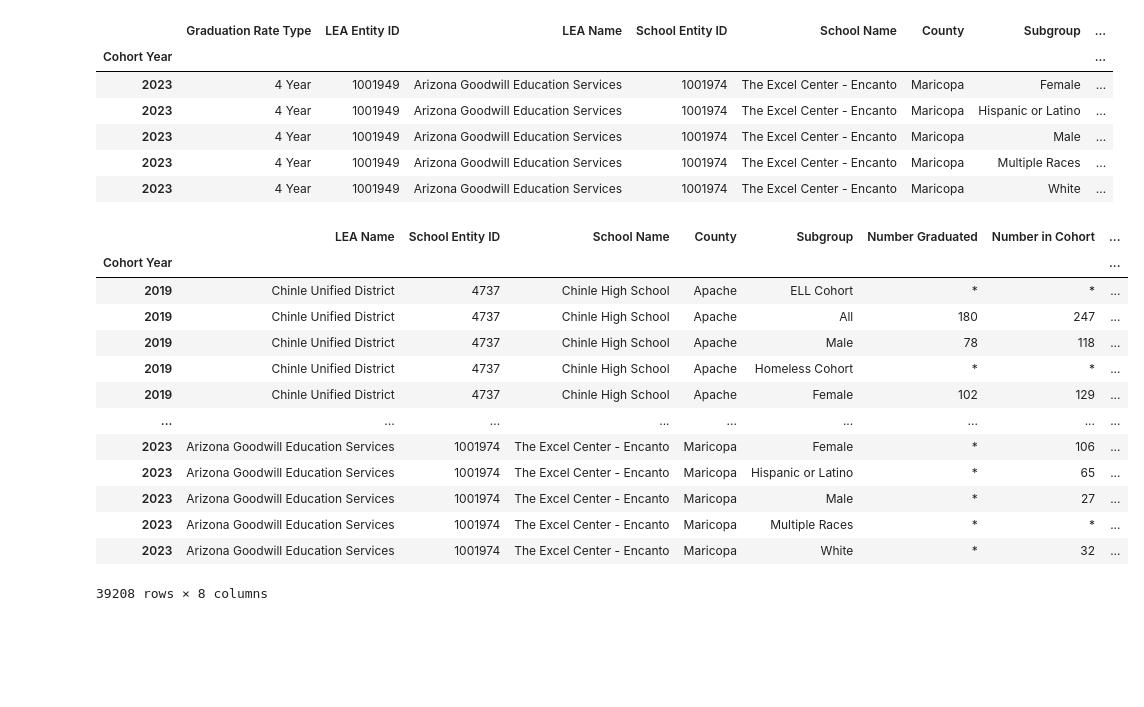
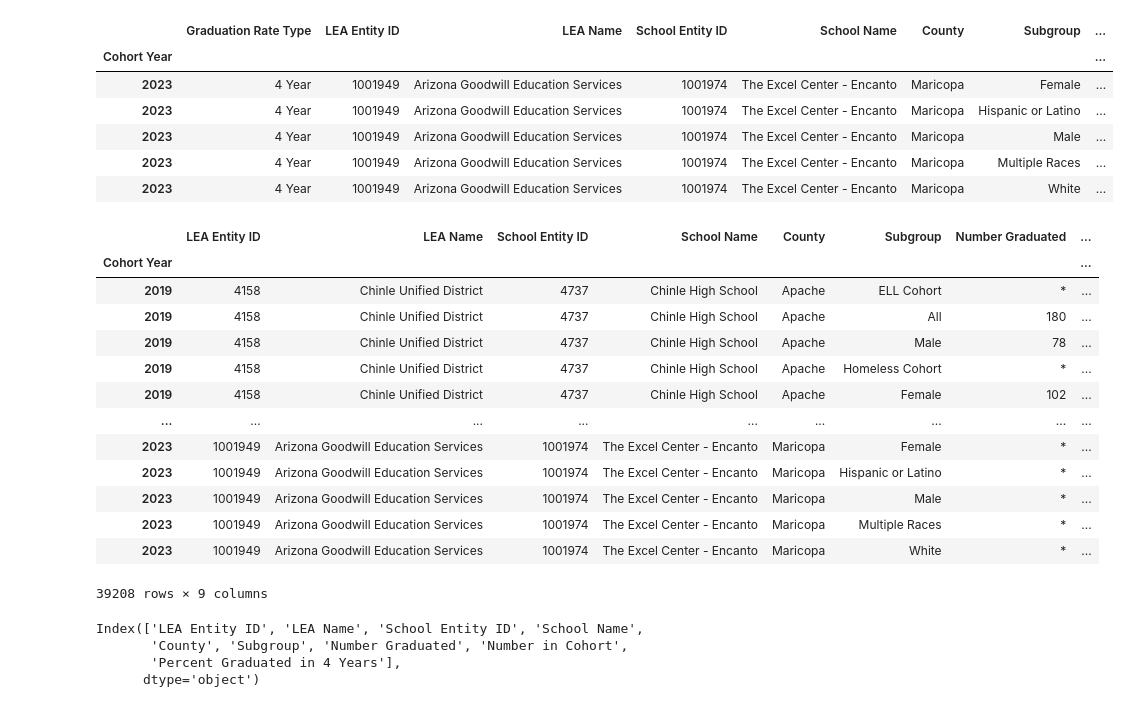
Before and after one commit to javiereyes21/16-Project_3, a Jupyter notebook: school_&_student_data.ipynb, the cells around one changed output. Saved outputs shown, nothing was run; the diff lists cells and outputs as text; code cells hidden in the pictures; blank space fills up the shorter version.

Commit message:
Changes to df done - 5 Subgroups kept.

```diff
--- a/school_&_student_data.ipynb
+++ b/school_&_student_data.ipynb
@@ -63,20 +42,20 @@ df_combined.tail()
 | 2023 | 4 Year | 1001949 | Arizona Goodwill Education Services | 1001974 | The Excel Center - Encanto | Maricopa | Multiple Races | ... |
 | 2023 | 4 Year | 1001949 | Arizona Goodwill Education Services | 1001974 | The Excel Center - Encanto | Maricopa | White | ... |
 # %%
-df_combined = df_combined.drop(columns=['LEA Entity ID', 'Graduation Rate Type'])
+df_combined = df_combined.drop(columns=['Graduation Rate Type'])
 df_combined
 # %% [output]
-|  | LEA Name | School Entity ID | School Name | County | Subgroup | Number Graduated | Number in Cohort | ... |
+|  | LEA Entity ID | LEA Name | School Entity ID | School Name | County | Subgroup | Number Graduated | ... |
 | Cohort Year |  |  |  |  |  |  |  | ... |
-| 2019 | Chinle Unified District | 4737 | Chinle High School | Apache | ELL Cohort | * | * | ... |
-| 2019 | Chinle Unified District | 4737 | Chinle High School | Apache | All | 180 | 247 | ... |
-| 2019 | Chinle Unified District | 4737 | Chinle High School | Apache | Male | 78 | 118 | ... |
-| 2019 | Chinle Unified District | 4737 | Chinle High School | Apache | Homeless Cohort | * | * | ... |
-| 2019 | Chinle Unified District | 4737 | Chinle High School | Apache | Female | 102 | 129 | ... |
+| 2019 | 4158 | Chinle Unified District | 4737 | Chinle High School | Apache | ELL Cohort | * | ... |
+| 2019 | 4158 | Chinle Unified District | 4737 | Chinle High School | Apache | All | 180 | ... |
+| 2019 | 4158 | Chinle Unified District | 4737 | Chinle High School | Apache | Male | 78 | ... |
+| 2019 | 4158 | Chinle Unified District | 4737 | Chinle High School | Apache | Homeless Cohort | * | ... |
+| 2019 | 4158 | Chinle Unified District | 4737 | Chinle High School | Apache | Female | 102 | ... |
 | ... | ... | ... | ... | ... | ... | ... | ... | ... |
-| 2023 | Arizona Goodwill Education Services | 1001974 | The Excel Center - Encanto | Maricopa | Female | * | 106 | ... |
-| 2023 | Arizona Goodwill Education Services | 1001974 | The Excel Center - Encanto | Maricopa | Hispanic or Latino | * | 65 | ... |
-| 2023 | Arizona Goodwill Education Services | 1001974 | The Excel Center - Encanto | Maricopa | Male | * | 27 | ... |
-| 2023 | Arizona Goodwill Education Services | 1001974 | The Excel Center - Encanto | Maricopa | Multiple Races | * | * | ... |
-| 2023 | Arizona Goodwill Education Services | 1001974 | The Excel Center - Encanto | Maricopa | White | * | 32 | ... |
+| 2023 | 1001949 | Arizona Goodwill Education Services | 1001974 | The Excel Center - Encanto | Maricopa | Female | * | ... |
+| 2023 | 1001949 | Arizona Goodwill Education Services | 1001974 | The Excel Center - Encanto | Maricopa | Hispanic or Latino | * | ... |
+| 2023 | 1001949 | Arizona Goodwill Education Services | 1001974 | The Excel Center - Encanto | Maricopa | Male | * | ... |
+| 2023 | 1001949 | Arizona Goodwill Education Services | 1001974 | The Excel Center - Encanto | Maricopa | Multiple Races | * | ... |
+| 2023 | 1001949 | Arizona Goodwill Education Services | 1001974 | The Excel Center - Encanto | Maricopa | White | * | ... |
-39208 rows × 8 columns
+39208 rows × 9 columns
@@ -84,0 +62,7 @@ df_combined.to_csv('filename.csv', index=False)
+# %%
+df_combined.columns
+# %% [output]
+Index(['LEA Entity ID', 'LEA Name', 'School Entity ID', 'School Name',
+       'County', 'Subgroup', 'Number Graduated', 'Number in Cohort',
+       'Percent Graduated in 4 Years'],
+      dtype='object')
```
Also changed, not shown: parts of 8 cells of this notebook, 1 other file.
